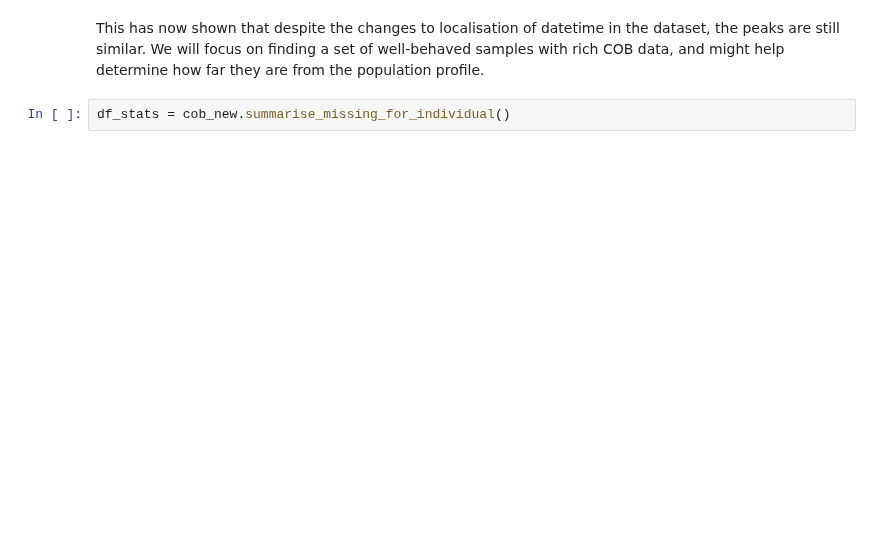
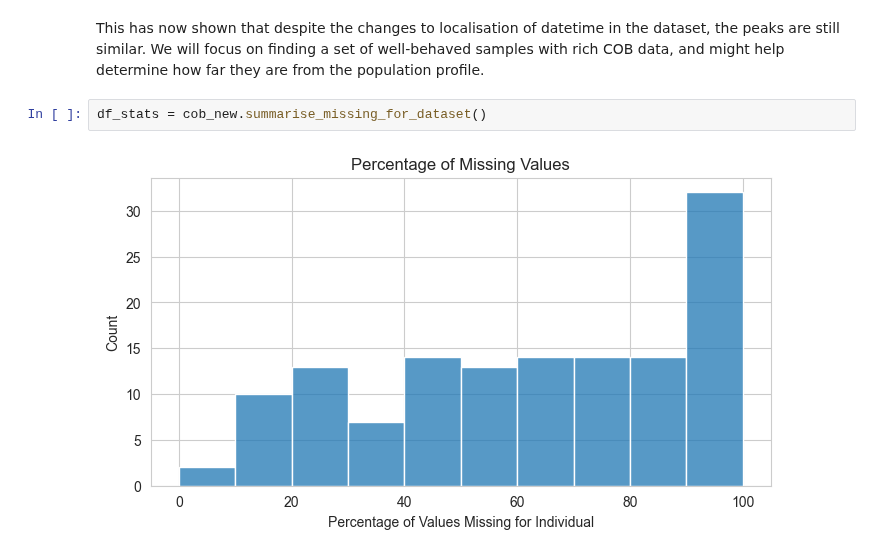
Before and after one commit to rdbrist/masters_project, a Jupyter notebook: notebooks/1.01-rd-implementing-cob-analysis.ipynb, the cells around one changed output. Saved outputs shown, nothing was run; the diff lists cells and outputs as text; blank space fills up the shorter version.

```diff
--- a/notebooks/1.01-rd-implementing-cob-analysis.ipynb
+++ b/notebooks/1.01-rd-implementing-cob-analysis.ipynb
@@ -103,4 +88,6 @@ No IDs provided. Processing all 116 records by default.
 # %% [markdown]
 This has now shown that despite the changes to localisation of datetime in the dataset, the peaks are still similar. We will focus on finding a set of well-behaved samples with rich COB data, and might help determine how far they are from the population profile.
 # %%
-df_stats = cob_new.summarise_missing_for_individual()
+df_stats = cob_new.summarise_missing_for_dataset()
+# %% [output]
+[figure, added]
```
Also changed, not shown: parts of 19 cells of this notebook, 2 other files.
